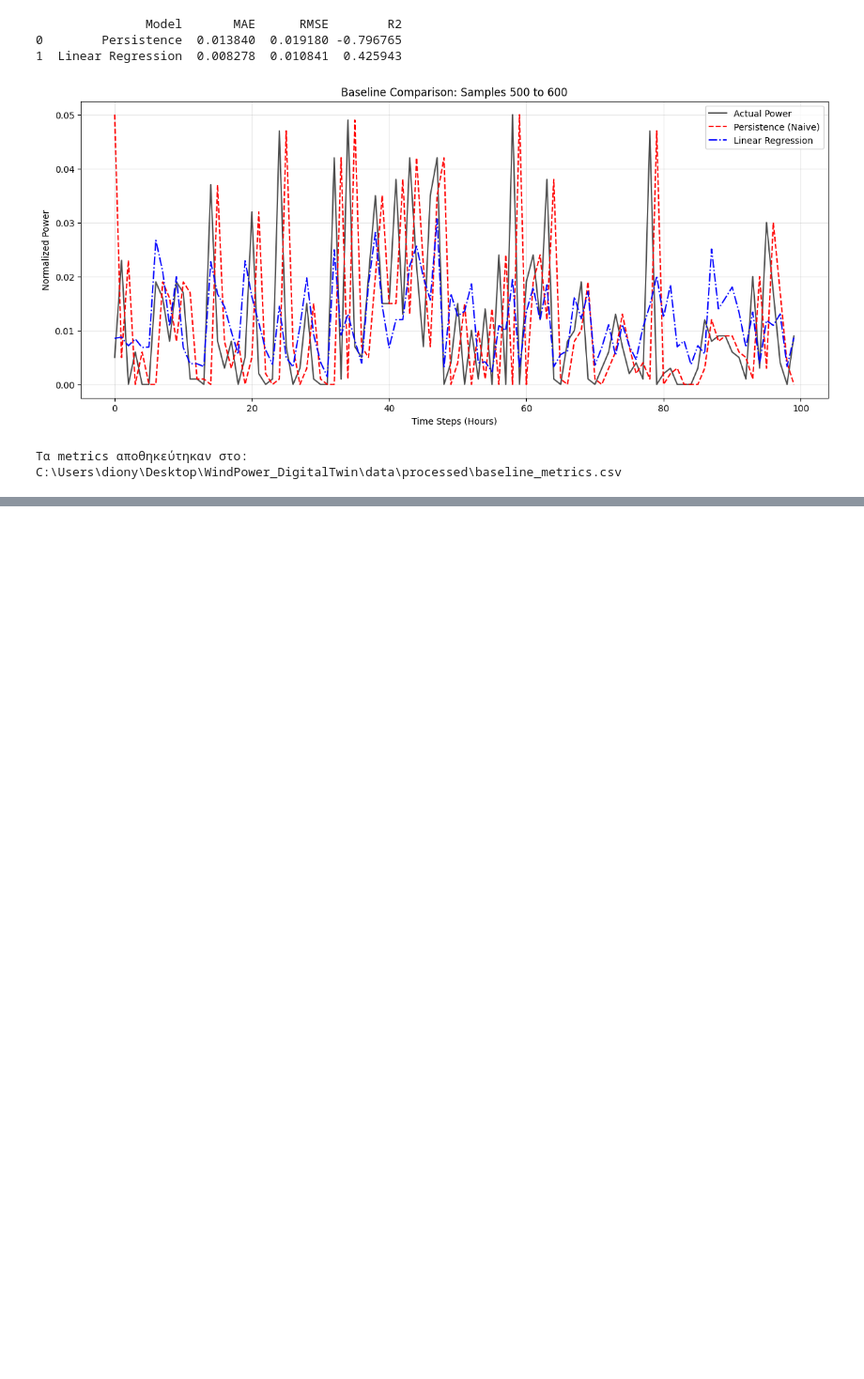
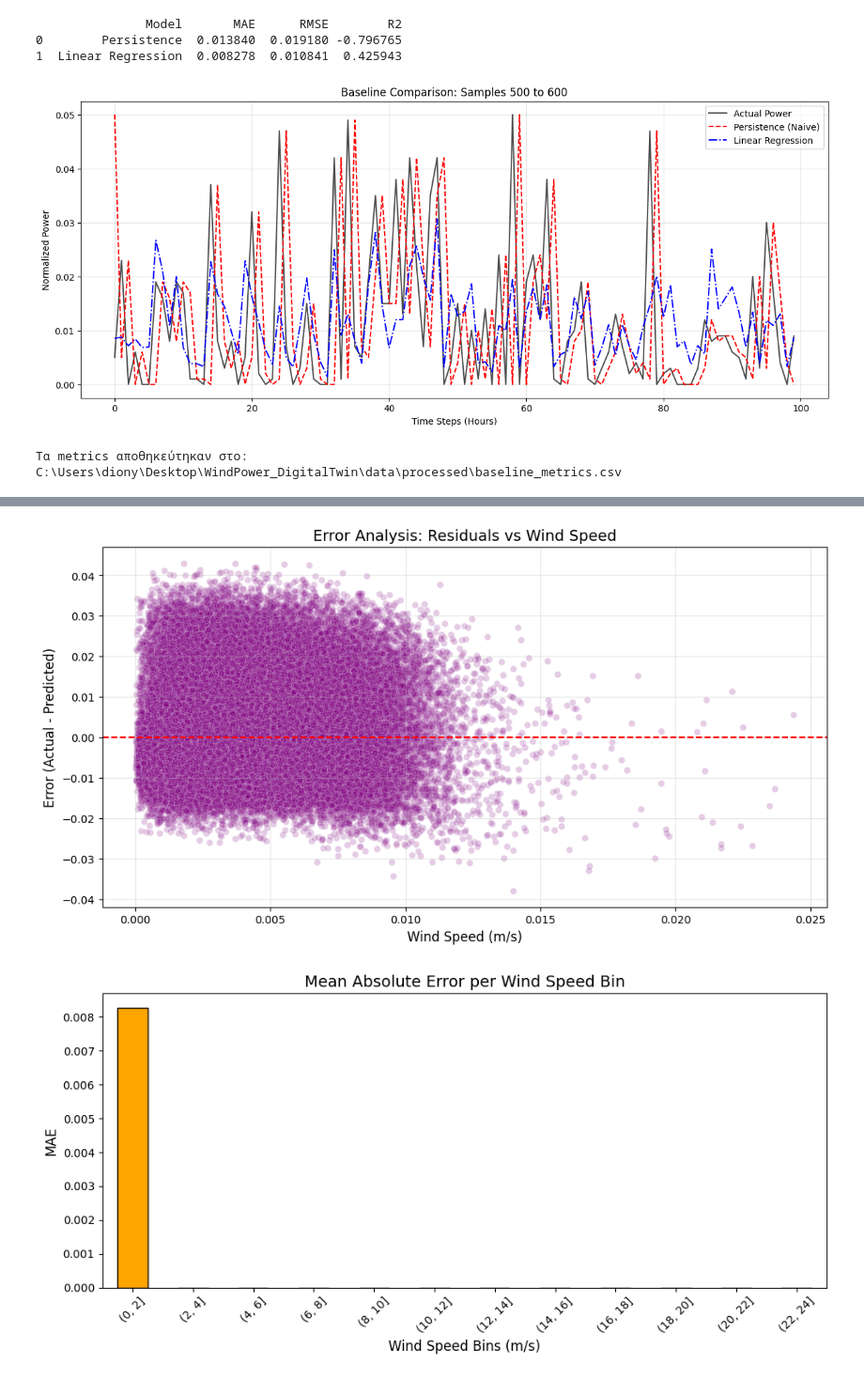
Before and after one commit to Dionysis33/WindPower_DigitalTwin, a Jupyter notebook: notebooks/06_baseline_modeling.ipynb, the cells around one changed output, grey strips where cells are left out. Shown at 94% size. Cells and saved outputs as stored; diff of their text form; code cells hidden in the pictures; blank space fills up the shorter version.

```diff
--- a/notebooks/06_baseline_modeling.ipynb
+++ b/notebooks/06_baseline_modeling.ipynb
@@ -107,0 +164,36 @@ print(f"Τα metrics αποθηκεύτηκαν στο: {results_path}")
+# %%
+# 1. Εντοπισμός της στήλης του Ανέμου
+wind_col = 'Wind_Speed_100m_ms'
+
+# 2. Δημιουργία DataFrame για την ανάλυση
+error_analysis = pd.DataFrame({
+    'WindSpeed': X_test[wind_col],
+    'Residuals': residuals # Το residuals πρέπει να είναι y_test - lr_preds
+})
+
+# 3. Γράφημα Wind Speed vs Residuals
+plt.figure(figsize=(12, 6))
+sns.scatterplot(data=error_analysis, x='WindSpeed', y='Residuals', alpha=0.2, color='purple')
+plt.axhline(y=0, color='red', linestyle='--')
+plt.title('Error Analysis: Residuals vs Wind Speed', fontsize=14)
+plt.xlabel('Wind Speed (m/s)', fontsize=12)
+plt.ylabel('Error (Actual - Predicted)', fontsize=12)
+plt.grid(True, alpha=0.3)
+plt.show()
+
+# 4. Binned Error (MAE per 2 m/s bins)
+# Δημιουργούμε bins για την ταχύτητα του ανέμου
+error_analysis['Wind_Bin'] = pd.cut(error_analysis['WindSpeed'], bins=np.arange(0, 25, 2))
+binned_error = error_analysis.groupby('Wind_Bin', observed=False)['Residuals'].apply(lambda x: np.abs(x).mean())
+
+plt.figure(figsize=(10, 5))
+binned_error.plot(kind='bar', color='orange', edgecolor='black')
+plt.title('Mean Absolute Error per Wind Speed Bin', fontsize=14)
+plt.ylabel('MAE', fontsize=12)
+plt.xlabel('Wind Speed Bins (m/s)', fontsize=12)
+plt.xticks(rotation=45)
+plt.tight_layout()
+plt.show()
+# %% [output]
+[figure, added]
+[figure, added]
```
Also changed, not shown: parts of 3 cells of this notebook.
